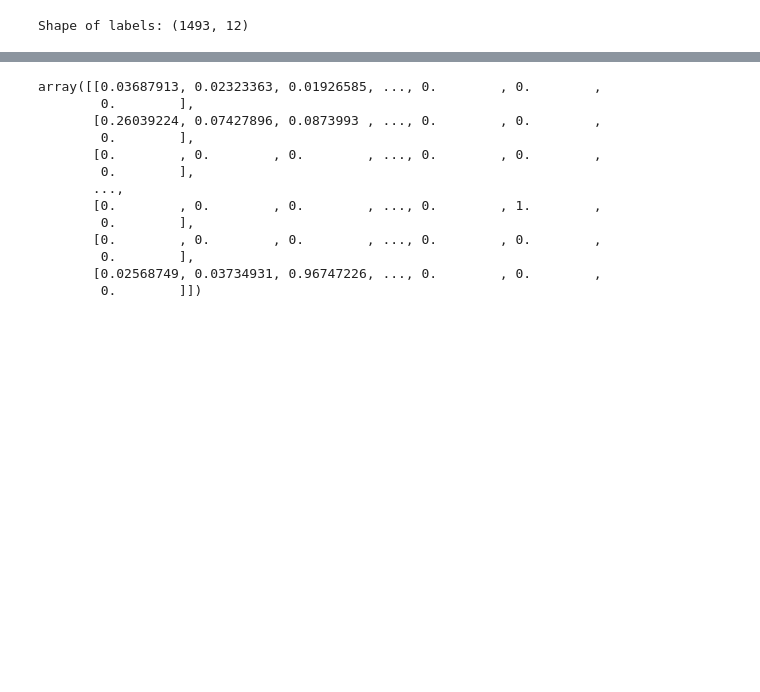
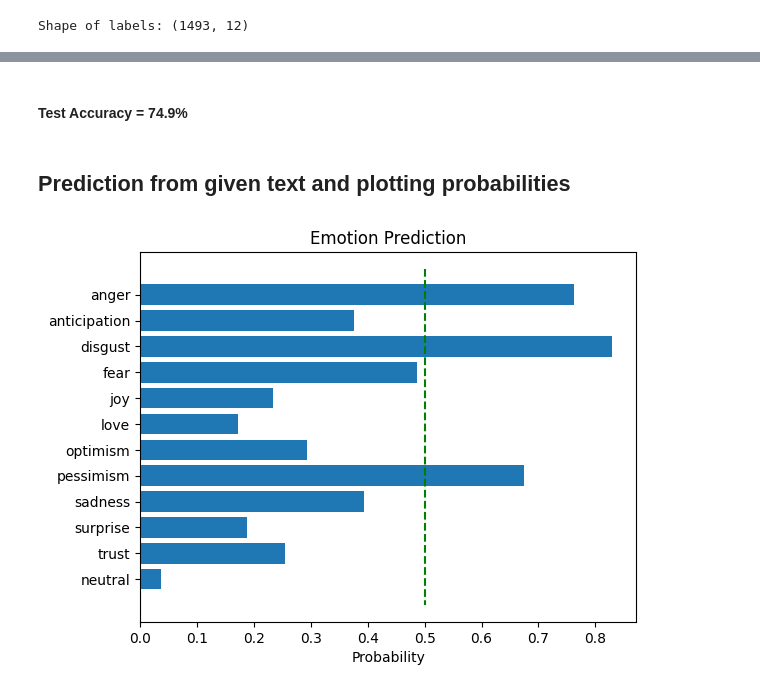
Before and after one commit to skaravind/NLP_CS6320_FinalProject, a Jupyter notebook: SXA190006_NLP_EC.ipynb, the cells around one changed output, grey strips where cells are left out. Saved outputs shown, nothing was run; the diff lists cells and outputs as text; code cells hidden in the pictures; blank space fills up the shorter version.

```diff
--- a/SXA190006_NLP_EC.ipynb
+++ b/SXA190006_NLP_EC.ipynb
@@ -102,12 +134,12 @@ from keras.losses import KLD
 model = Sequential()
 model.add(Embedding(MAX_NB_WORDS, EMBEDDING_DIM, input_length=X.shape[1]))
 model.add(SpatialDropout1D(0.2))
-model.add(LSTM(100, dropout=0.2, recurrent_dropout=0.2))
+model.add(LSTM(150, dropout=0.2, recurrent_dropout=0.2))
 model.add(Dense(12, activation='sigmoid'))
 model.compile(loss="binary_crossentropy", optimizer='adam', metrics=['accuracy'])
 
 epochs = 25
 batch_size = 64
 
-history = model.fit(x_train, y_train, epochs=epochs, batch_size=batch_size,validation_split=0.1,callbacks=[EarlyStopping(monitor='val_loss', patience=3, min_delta=0.0001)])
+history = model.fit(x_train, y_train, epochs=epochs, batch_size=batch_size,validation_split=0.15,callbacks=[EarlyStopping(monitor='val_loss', patience=3, min_delta=0.0001)])
 # %% [output]
@@ -180,16 +191,47 @@ rf_clf.score(X_test, y_test)
-# %%
-x_train
-# %% [output]
-array([[0.03687913, 0.02323363, 0.01926585, ..., 0.        , 0.        ,
-        0.        ],
-       [0.26039224, 0.07427896, 0.0873993 , ..., 0.        , 0.        ,
-        0.        ],
-       [0.        , 0.        , 0.        , ..., 0.        , 0.        ,
-        0.        ],
-       ...,
-       [0.        , 0.        , 0.        , ..., 0.        , 1.        ,
-        0.        ],
-       [0.        , 0.        , 0.        , ..., 0.        , 0.        ,
-        0.        ],
-       [0.02568749, 0.03734931, 0.96747226, ..., 0.        , 0.        ,
-        0.        ]])
+# %% [markdown]
+#### Test Accuracy = 74.9%
+# %% [markdown]
+## Prediction from given text and plotting probabilities
+# %%
+def prediction_graph(preds):
+    """
+    draw the graph of prediction probabilities
+    """
+    plt.rcdefaults()
+    fig, ax = plt.subplots()
+
+    emotions = list(labels.columns)
+    y_pos = np.arange(len(emotions))
+
+    ax.barh(y_pos, preds[0], align='center')
+    ax.plot([0.5]*14,np.arange(-1,13), 'g--')
+    ax.set_yticks(y_pos)
+    ax.set_yticklabels(emotions)
+    ax.invert_yaxis()  # labels read top-to-bottom
+    ax.set_xlabel('Probability')
+    ax.set_title('Emotion Prediction')
+
+    plt.show()
+
+
+def give_prediction_from_text(text):
+    """
+    Helper function for giving prediction from text directly
+    """
+    text = clean_text(text)
+    testcase = tokenizer.texts_to_sequences([text])
+    testcase = pad_sequences(testcase, maxlen=MAX_SEQUENCE_LENGTH)
+    predictions = model.predict(testcase)
+    prediction_graph(predictions)
+# %%
+text = "Likewise, sorry if I offended you. I’m not actually immunocompromised, \
+but my lungs have collapsed several times due to pneumonia. I didn’t mean to get \
+defensive, it’s just that during this corona crisis I’ve had so many people say that \
+people who panic or are afraid are ridiculous, alarmist, paranoid, weak-willed, \
+fear-mongerers or - my personal favorite - fascists. You get sick of people telling \
+you to relax and stop worrying. Without worrying, I’d be dead.\n\nI know you meant well. \
+Fear is not ideal. But life never is. You play with the hand you are dealt.\n\nPeace."
+# %%
+give_prediction_from_text(text)
+# %% [output]
+[figure, added]
```
Also changed, not shown: parts of 28 cells of this notebook, 1 other file.
